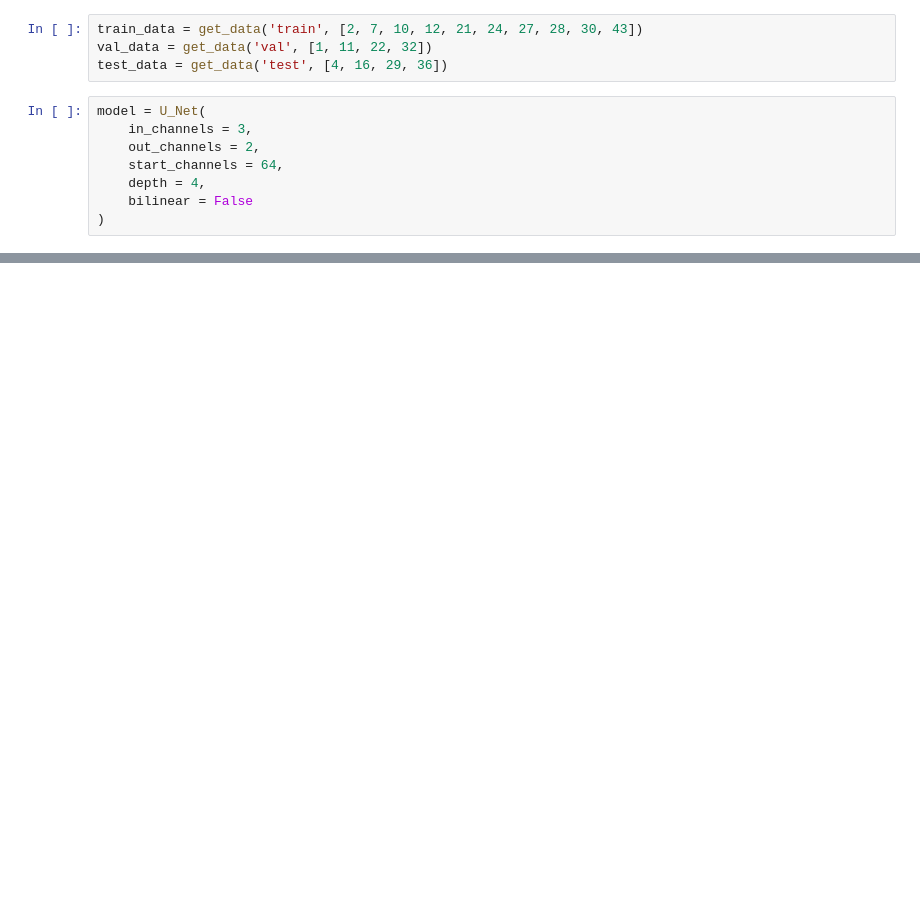
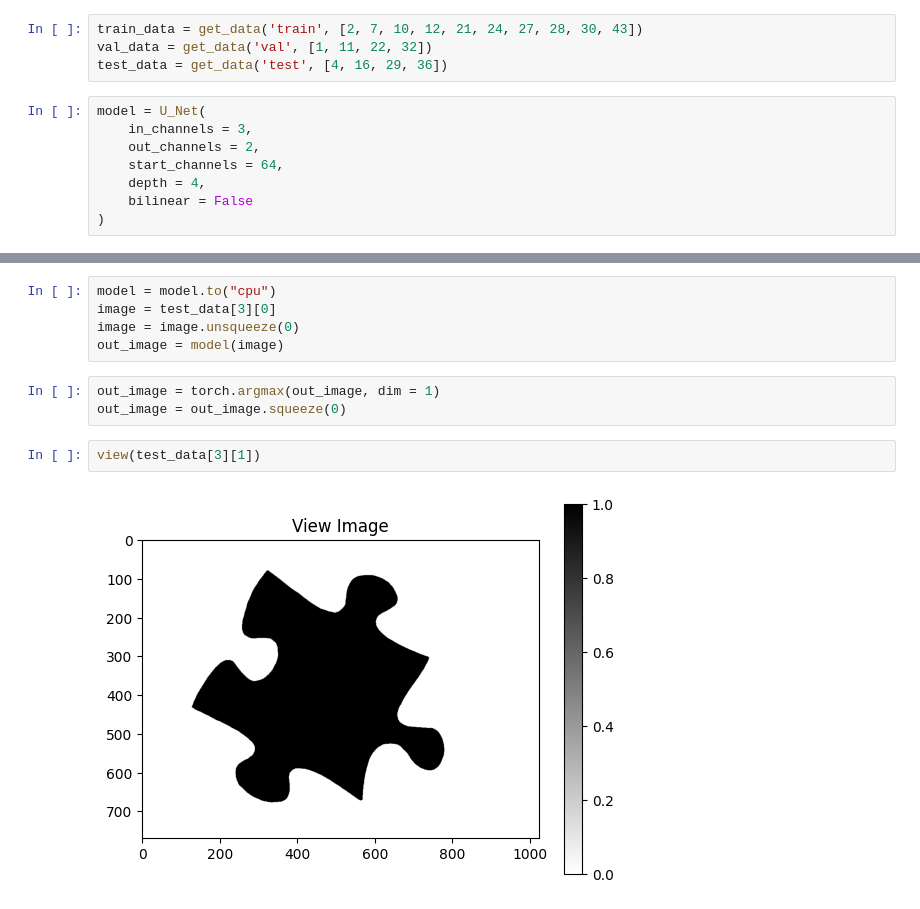
Before and after one commit to TumeloMkwambe/U-Net, a Jupyter notebook: main.ipynb, the cells around one changed output, grey strips where cells are left out. Cells and saved outputs as stored; diff of their text form; blank space fills up the shorter version.

```diff
--- a/main.ipynb
+++ b/main.ipynb
@@ -39,0 +101,12 @@ torch.torch.cuda.empty_cache()
+# %%
+model = model.to("cpu")
+image = test_data[3][0]
+image = image.unsqueeze(0)
+out_image = model(image)
+# %%
+out_image = torch.argmax(out_image, dim = 1)
+out_image = out_image.squeeze(0)
+# %%
+view(test_data[3][1])
+# %% [output]
+[figure, added]
```
Also changed, not shown: parts of 6 cells of this notebook, 1 other file.
